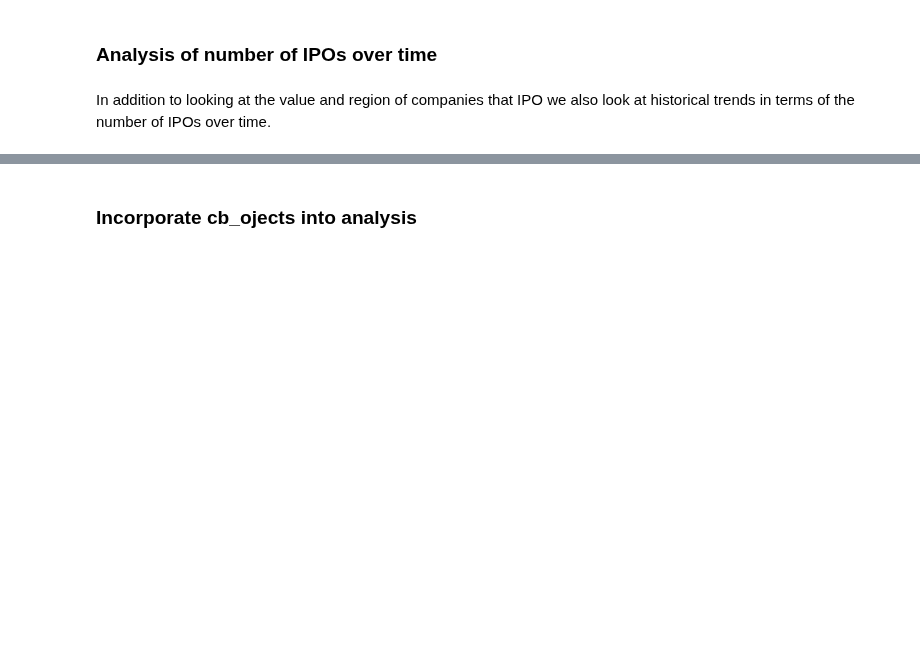
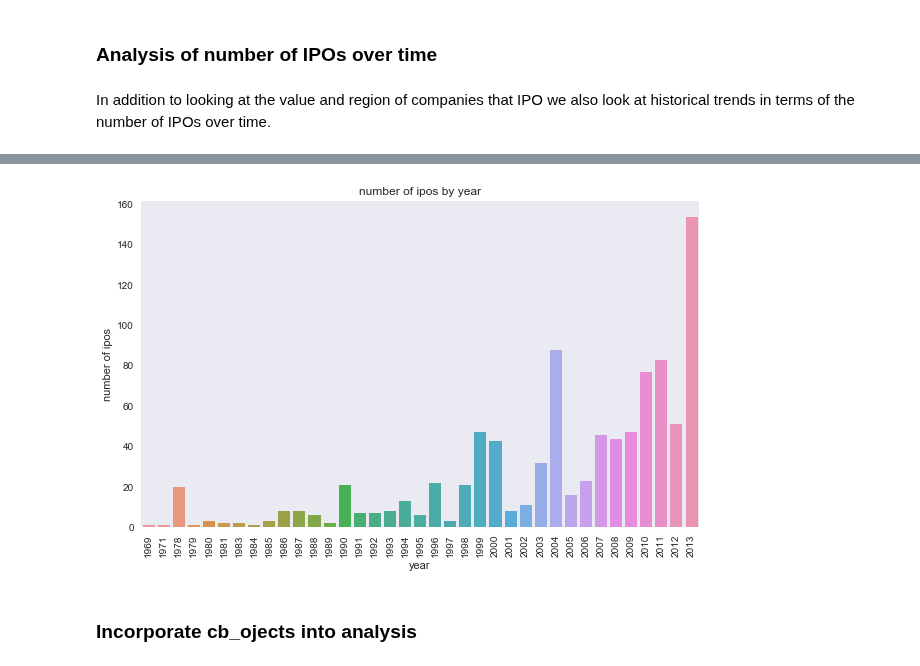
Before and after one commit to berkeley-stat159-f17/project-3-p2-mo-ma-ne, a Jupyter notebook: location_time.ipynb, the cells around one changed output, grey strips where cells are left out. Drawn from its saved outputs; the diff is of its cells as text; code cells hidden in the pictures; blank space fills up the shorter version.

```diff
--- a/location_time.ipynb
+++ b/location_time.ipynb
@@ -92,10 +169,12 @@ num.sort_values(by='public_at', ascending=False).head(10)
 # %%
 # barplot showing number of ipos by year
 a=sns.barplot(num.public_at.index, num.public_at)
 a.set_ylabel('number of ipos')
 a.set_xlabel('year')
 a.set_title('number of ipos by year');
-a.set_xticklabels(labels=num.public_at.index, rotation=90);
+a.set_xticklabels(labels=num.public_at.index.astype(int), rotation=90);
+# %% [output]
+[figure, added]
 # %% [markdown]
 ### Incorporate cb_ojects into analysis
 # %% [markdown]
```
Also changed, not shown: parts of 16 cells of this notebook.
